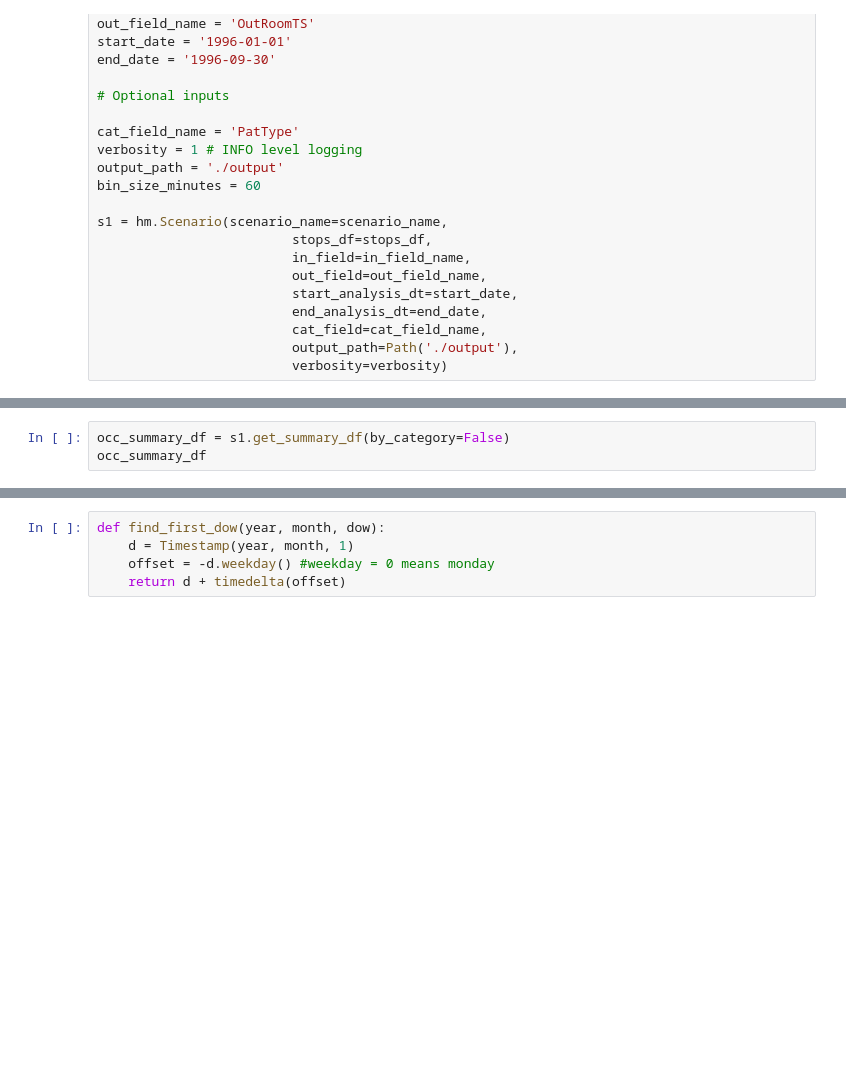
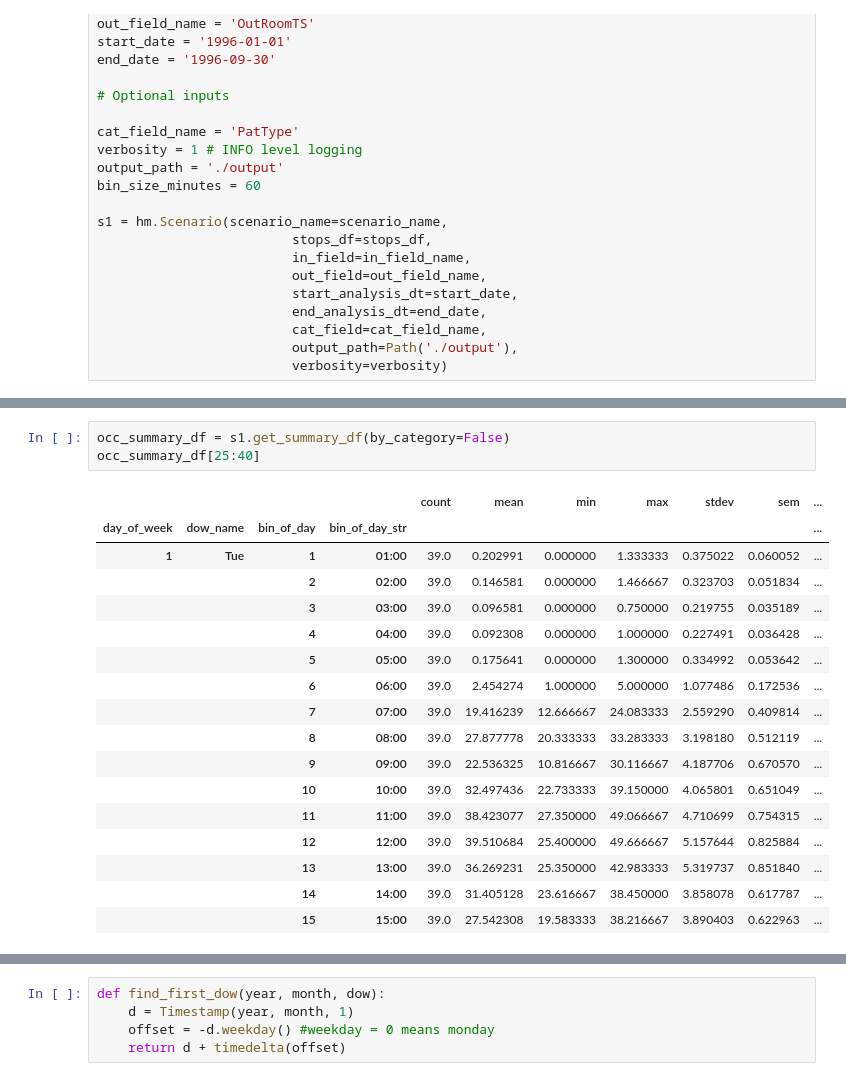
Before and after one commit to misken/hillmaker, a Jupyter notebook: examples/notebooks/hill_plotting.ipynb, the cells around one changed output, grey strips where cells are left out. Drawn from its saved outputs; the diff is of its cells as text; blank space fills up the shorter version.

```diff
--- a/examples/notebooks/hill_plotting.ipynb
+++ b/examples/notebooks/hill_plotting.ipynb
@@ -49,4 +96,22 @@ occ_summary_cat_df
 # %%
 occ_summary_df = s1.get_summary_df(by_category=False)
-occ_summary_df
+occ_summary_df[25:40]
+# %% [output]
+|  |  |  |  | count | mean | min | max | stdev | sem | ... |
+| day_of_week | dow_name | bin_of_day | bin_of_day_str |  |  |  |  |  |  | ... |
+| 1 | Tue | 1 | 01:00 | 39.0 | 0.202991 | 0.000000 | 1.333333 | 0.375022 | 0.060052 | ... |
+|  |  | 2 | 02:00 | 39.0 | 0.146581 | 0.000000 | 1.466667 | 0.323703 | 0.051834 | ... |
+|  |  | 3 | 03:00 | 39.0 | 0.096581 | 0.000000 | 0.750000 | 0.219755 | 0.035189 | ... |
+|  |  | 4 | 04:00 | 39.0 | 0.092308 | 0.000000 | 1.000000 | 0.227491 | 0.036428 | ... |
+|  |  | 5 | 05:00 | 39.0 | 0.175641 | 0.000000 | 1.300000 | 0.334992 | 0.053642 | ... |
+|  |  | 6 | 06:00 | 39.0 | 2.454274 | 1.000000 | 5.000000 | 1.077486 | 0.172536 | ... |
+|  |  | 7 | 07:00 | 39.0 | 19.416239 | 12.666667 | 24.083333 | 2.559290 | 0.409814 | ... |
+|  |  | 8 | 08:00 | 39.0 | 27.877778 | 20.333333 | 33.283333 | 3.198180 | 0.512119 | ... |
+|  |  | 9 | 09:00 | 39.0 | 22.536325 | 10.816667 | 30.116667 | 4.187706 | 0.670570 | ... |
+|  |  | 10 | 10:00 | 39.0 | 32.497436 | 22.733333 | 39.150000 | 4.065801 | 0.651049 | ... |
+|  |  | 11 | 11:00 | 39.0 | 38.423077 | 27.350000 | 49.066667 | 4.710699 | 0.754315 | ... |
+|  |  | 12 | 12:00 | 39.0 | 39.510684 | 25.400000 | 49.666667 | 5.157644 | 0.825884 | ... |
+|  |  | 13 | 13:00 | 39.0 | 36.269231 | 25.350000 | 42.983333 | 5.319737 | 0.851840 | ... |
+|  |  | 14 | 14:00 | 39.0 | 31.405128 | 23.616667 | 38.450000 | 3.858078 | 0.617787 | ... |
+|  |  | 15 | 15:00 | 39.0 | 27.542308 | 19.583333 | 38.216667 | 3.890403 | 0.622963 | ... |
 # %%
```
Also changed, not shown: parts of 12 cells of this notebook, 2 other files.
